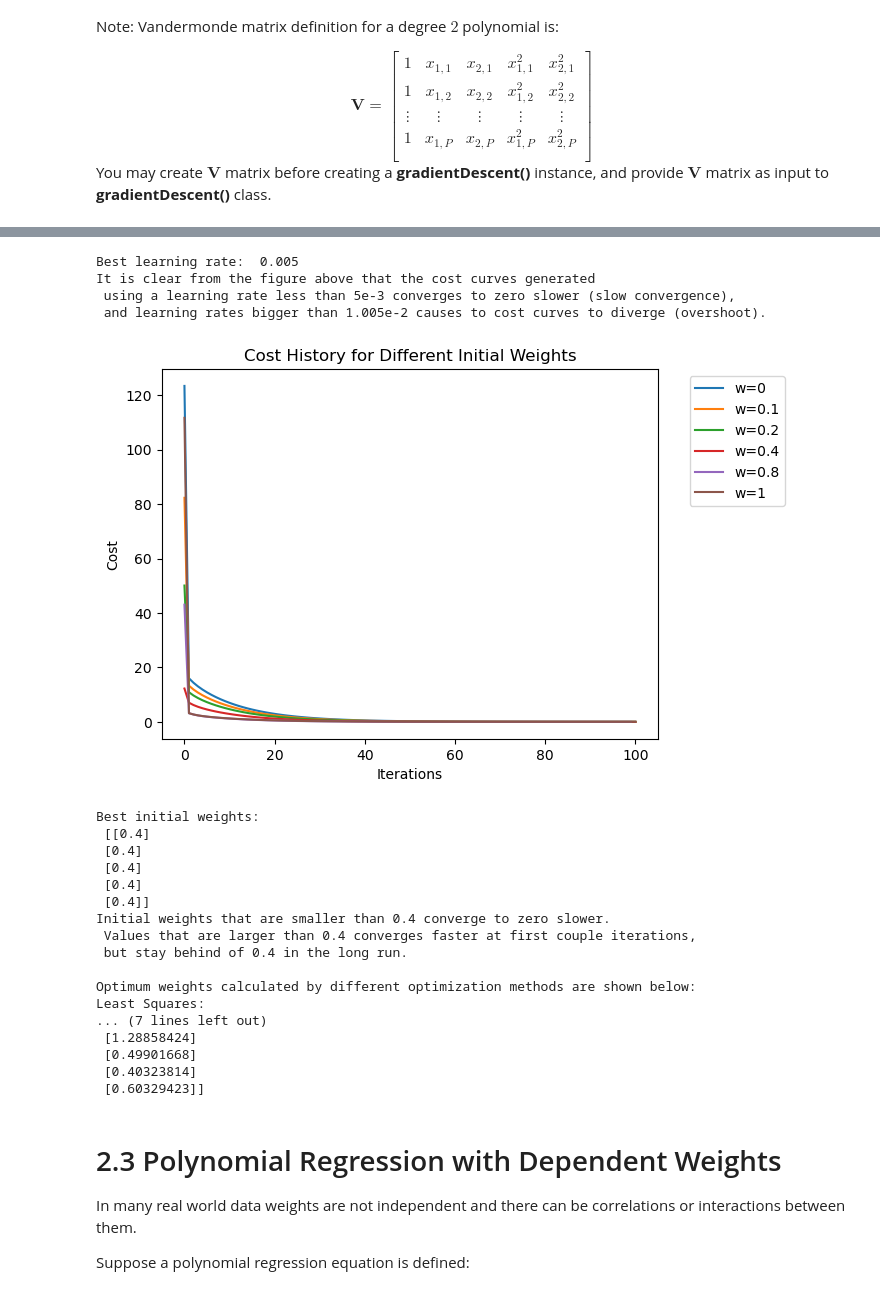
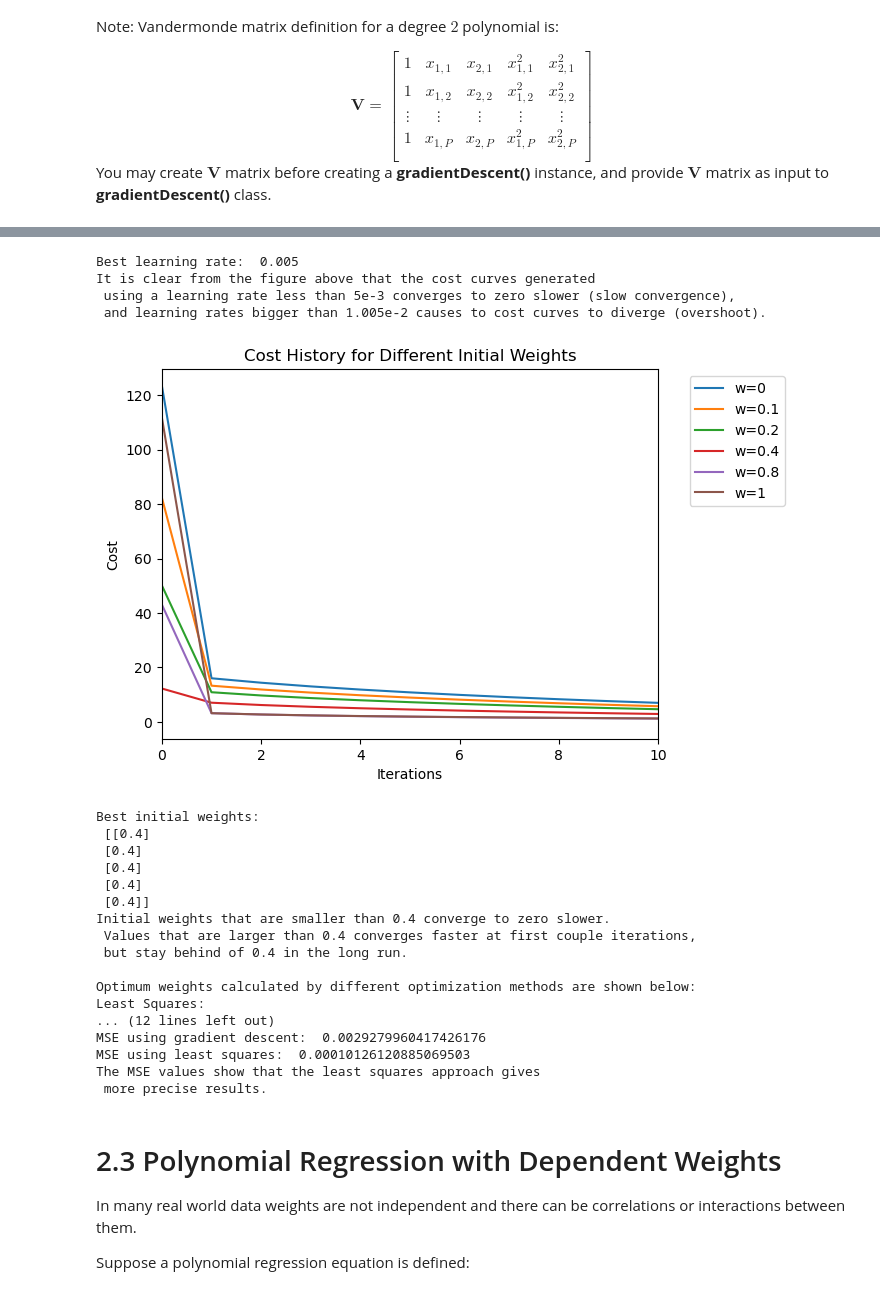
Before and after one commit to MustafaKrc/LFD24, a Jupyter notebook: Linear and Polynomial Regression with Least Squares and Gradient Descent/Homework-1.ipynb, the cells around one changed output, grey strips where cells are left out. Cells and saved outputs as stored; diff of their text form; code cells hidden in the pictures.

```diff
--- a/Linear and Polynomial Regression with Least Squares and Gradient Descent/Homework-1.ipynb
+++ b/Linear and Polynomial Regression with Least Squares and Gradient Descent/Homework-1.ipynb
@@ -657,7 +635,7 @@ for lr in learning_rates:
     plt.plot(gd.cost_history, label=lr)
 
 plt.title('Cost History for Different Learning Rates')
-plt.legend(['1.006e-2', '1.005e-2', '5e-3', '1e-3', '5e-4', '1e-4', '5e-5', '1e-5'], bbox_to_anchor=(1.05, 1), loc='upper left')
+plt.legend(['lr=1.006e-2', 'lr=1.005e-2', 'lr=5e-3', 'lr=1e-3', 'lr=5e-4', 'lr=1e-4', 'lr=5e-5', 'lr=1e-5'], bbox_to_anchor=(1.05, 1), loc='upper left')
 plt.xlabel('Iterations')
 plt.ylabel('Cost')
 plt.show()
@@ -666,6 +644,7 @@ print("Best learning rate: ", best_lr)
 print("It is clear from the figure above that the cost curves generated \n",
       "using a learning rate less than 5e-3 converges to zero slower (slow convergence),\n",
       "and learning rates bigger than 1.005e-2 causes to cost curves to diverge (overshoot).")
+
 
 min_cost = 1e300
 for w in weights:
@@ -680,6 +659,7 @@ plt.title('Cost History for Different Initial Weights')
 plt.legend(["w=0", "w=0.1", "w=0.2", "w=0.4", "w=0.8", "w=1"], bbox_to_anchor=(1.05, 1), loc='upper left')
 plt.xlabel('Iterations')
 plt.ylabel('Cost')
+plt.xlim(0, 10)  # Set the x-axis limit to show only up to 10 data points to better visualize the cost history
 plt.show()
 
 print("Best initial weights: \n", str(best_w))
@@ -707,8 +687,8 @@ print("The MSE values show that the least squares approach gives \n",
 Best learning rate:  0.005
 It is clear from the figure above that the cost curves generated
  using a learning rate less than 5e-3 converges to zero slower (slow convergence),
  and learning rates bigger than 1.005e-2 causes to cost curves to diverge (overshoot).
-[figure, old version]
+[figure, new version]
 Best initial weights:
  [[0.4]
  [0.4]
@@ -721,11 +701,11 @@ Initial weights that are smaller than 0.4 converge to zero slower.
 
 Optimum weights calculated by different optimization methods are shown below:
 Least Squares:
-... (7 lines left out)
- [1.28858424]
- [0.49901668]
- [0.40323814]
- [0.60329423]]
+... (12 lines left out)
+MSE using gradient descent:  0.0029279960417426176
+MSE using least squares:  0.00010126120885069503
+The MSE values show that the least squares approach gives
+ more precise results.
 # %% [markdown]
 # 2.3 Polynomial Regression with Dependent Weights
 
```
Also changed, not shown: parts of 6 cells of this notebook.
